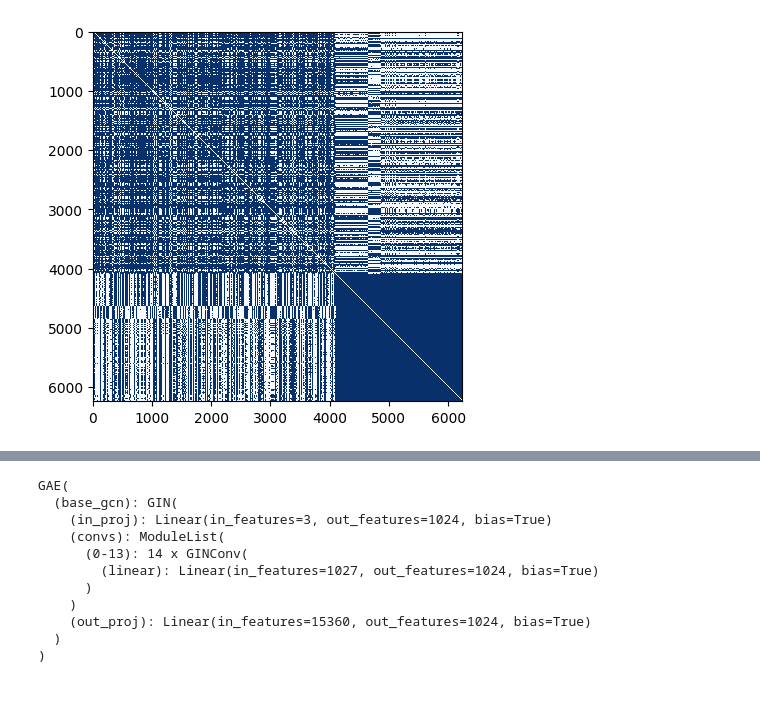
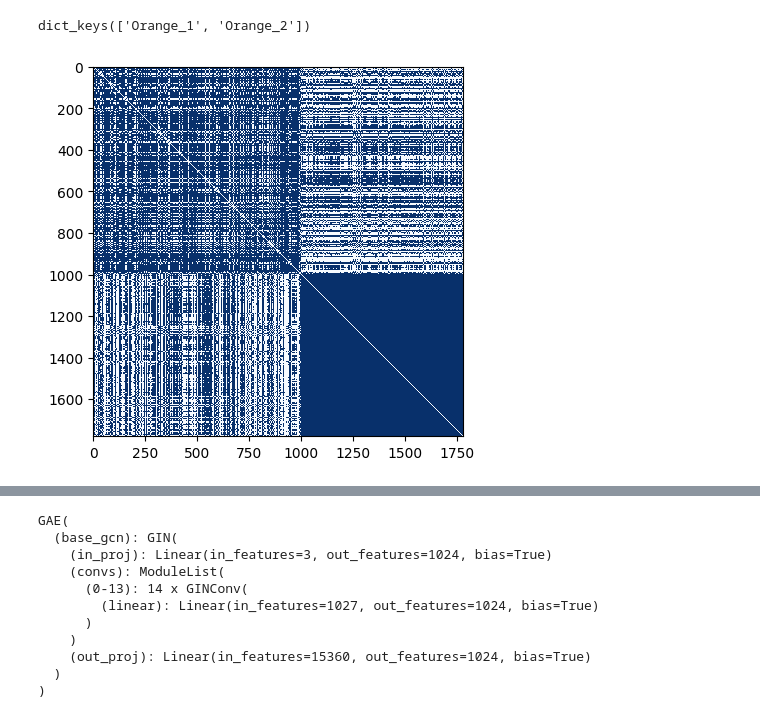
Before and after one commit to win7/Test_Graph_MatchingAlignment, a Jupyter notebook: Network-Alignment-with-Transferable-Graph-Autoencoders/test_subgraph_MS.ipynb, the cells around one changed output, grey strips where cells are left out. Cells and saved outputs as stored; diff of their text form; code cells hidden in the pictures.

```diff
--- a/Network-Alignment-with-Transferable-Graph-Autoencoders/test_subgraph_MS.ipynb
+++ b/Network-Alignment-with-Transferable-Graph-Autoencoders/test_subgraph_MS.ipynb
@@ -168,12 +120,12 @@ Loading training datasets
+# %%
+train_loader.keys()
+# %% [output]
+dict_keys(['Orange_1', 'Orange_2'])
 # %%
-# test heatmap
-import matplotlib.pyplot as plt
-
-data = np.random.random(( 12 , 12 ))
 plt.imshow(train_loader[train_set[0]][0].cpu().numpy(), cmap="Blues", interpolation="none")
 plt.show()
 # %% [output]
-[figure, old version]
+[figure, new version]
 # %%
 """ temp = train_loader["ACM"][0]
 print(temp.shape)
```
Also changed, not shown: parts of 87 cells of this notebook, 4 other files.
